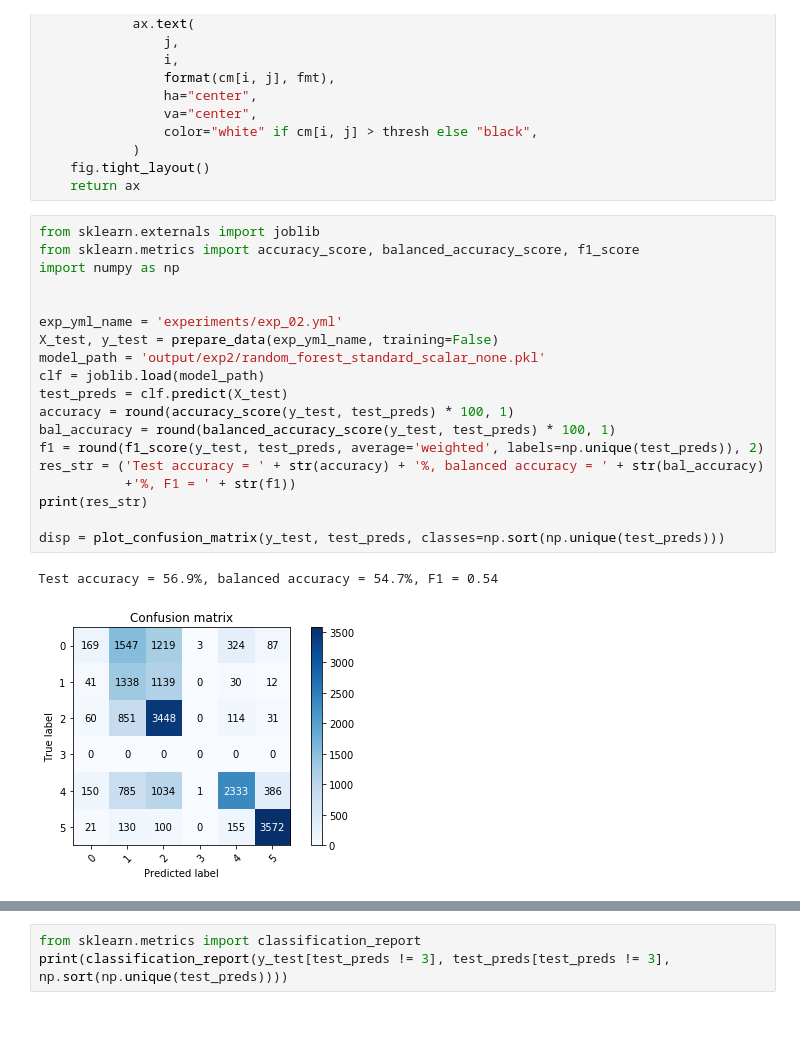
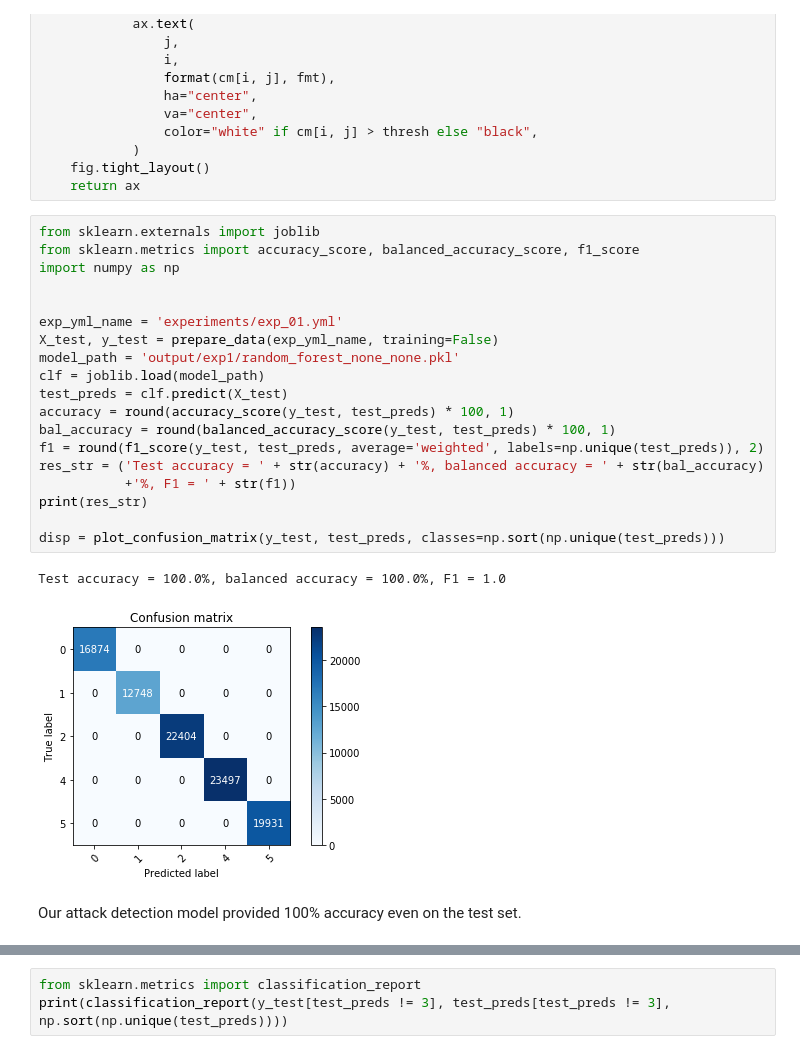
Before and after one commit to VinGPan/Machine_Learning_3252_project, a Jupyter notebook: project.ipynb, the cells around one changed output, grey strips where cells are left out. Cells and saved outputs as stored; diff of their text form; blank space fills up the shorter version.

```diff
--- a/project.ipynb
+++ b/project.ipynb
@@ -462,22 +474,24 @@ def plot_confusion_matrix(
 # %%
 from sklearn.externals import joblib
 from sklearn.metrics import accuracy_score, balanced_accuracy_score, f1_score
 import numpy as np
 
 
-exp_yml_name = 'experiments/exp_02.yml'
+exp_yml_name = 'experiments/exp_01.yml'
 X_test, y_test = prepare_data(exp_yml_name, training=False)
-model_path = 'output/exp2/random_forest_standard_scalar_none.pkl'
+model_path = 'output/exp1/random_forest_none_none.pkl'
 clf = joblib.load(model_path)
 test_preds = clf.predict(X_test)
 accuracy = round(accuracy_score(y_test, test_preds) * 100, 1)
 bal_accuracy = round(balanced_accuracy_score(y_test, test_preds) * 100, 1)
 f1 = round(f1_score(y_test, test_preds, average='weighted', labels=np.unique(test_preds)), 2)
 res_str = ('Test accuracy = ' + str(accuracy) + '%, balanced accuracy = ' + str(bal_accuracy)
            +'%, F1 = ' + str(f1))
 print(res_str)
 
 disp = plot_confusion_matrix(y_test, test_preds, classes=np.sort(np.unique(test_preds)))
 # %% [output]
-Test accuracy = 56.9%, balanced accuracy = 54.7%, F1 = 0.54
+Test accuracy = 100.0%, balanced accuracy = 100.0%, F1 = 1.0
-[figure, old version]
+[figure, new version]
+# %% [markdown]
+Our attack detection model provided 100% accuracy even on the test set.
```
Also changed, not shown: parts of 24 cells of this notebook.
